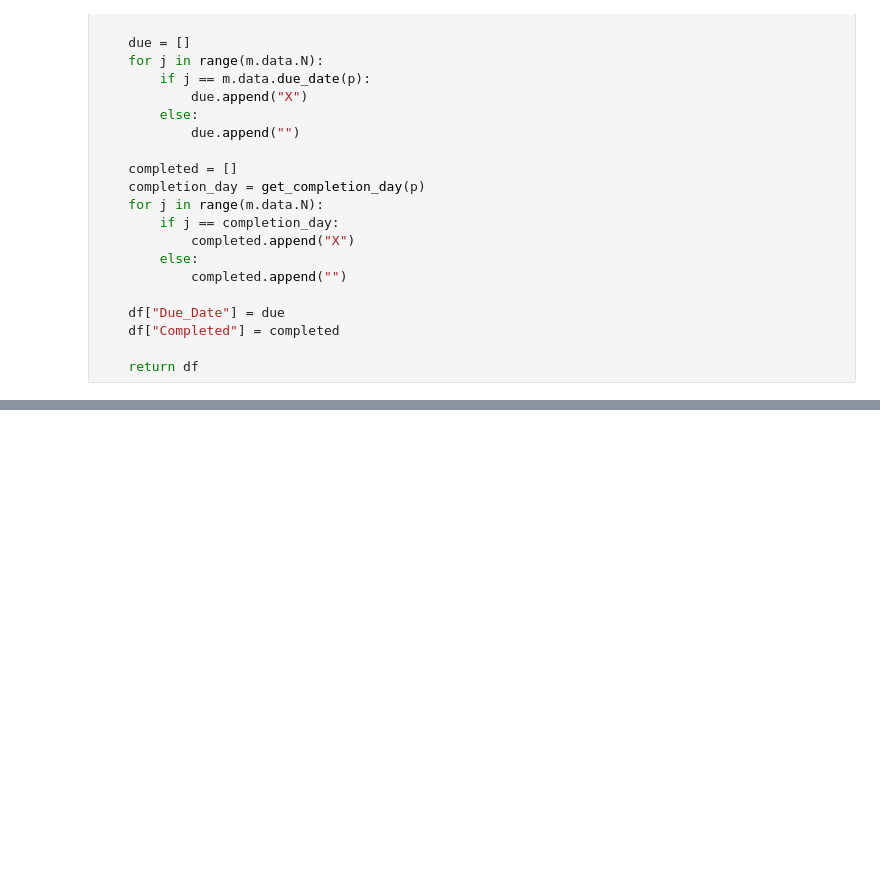
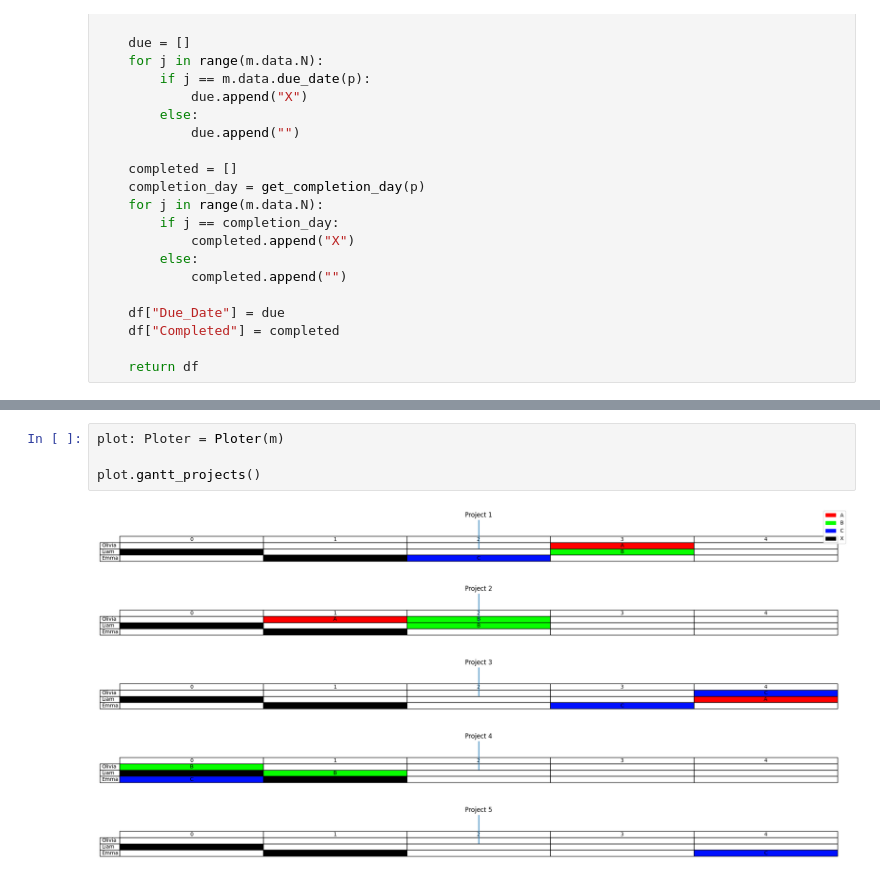
Before and after one commit to Seon82/projet_sdp, a Jupyter notebook: projet_sdp/test.ipynb, the cells around one changed output, grey strips where cells are left out. Drawn from its saved outputs; the diff is of its cells as text; blank space fills up the shorter version.

Commit message:
Adding gantt diagrams per employee and per project

```diff
--- a/projet_sdp/test.ipynb
+++ b/projet_sdp/test.ipynb
@@ -98,0 +148,6 @@ print(m.model.ObjVal)
+# %%
+plot: Ploter = Ploter(m)
+
+plot.gantt_projects()
+# %% [output]
+[figure, added]
```
Also changed, not shown: parts of 9 cells of this notebook, 3 other files.
